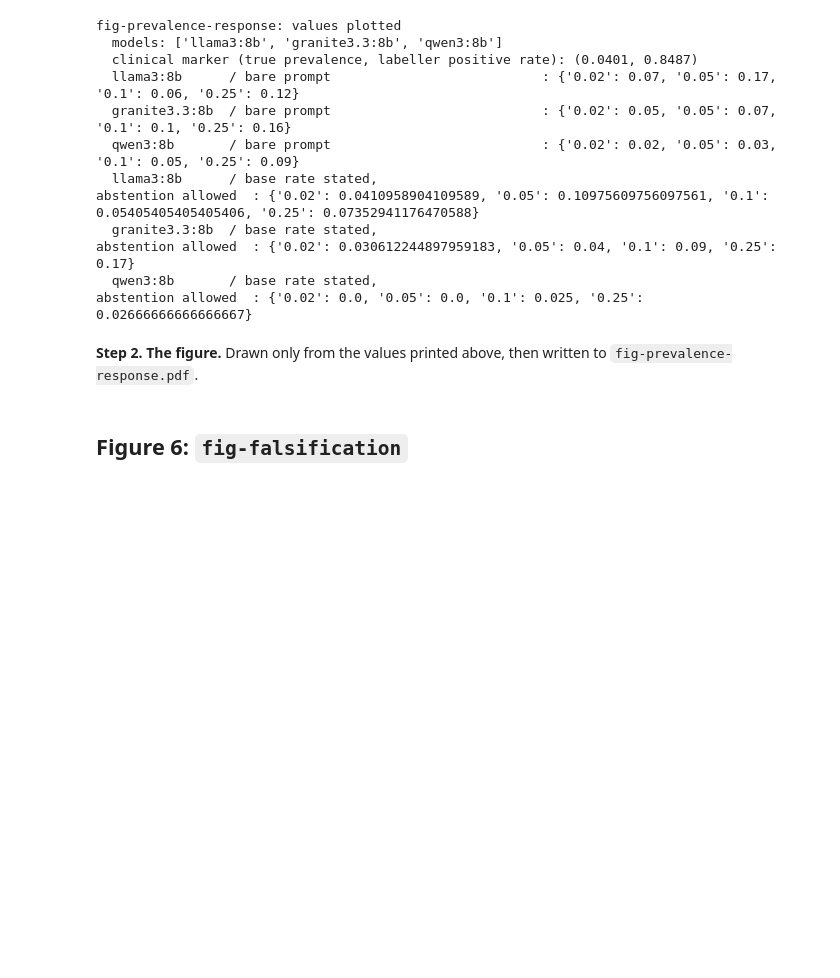
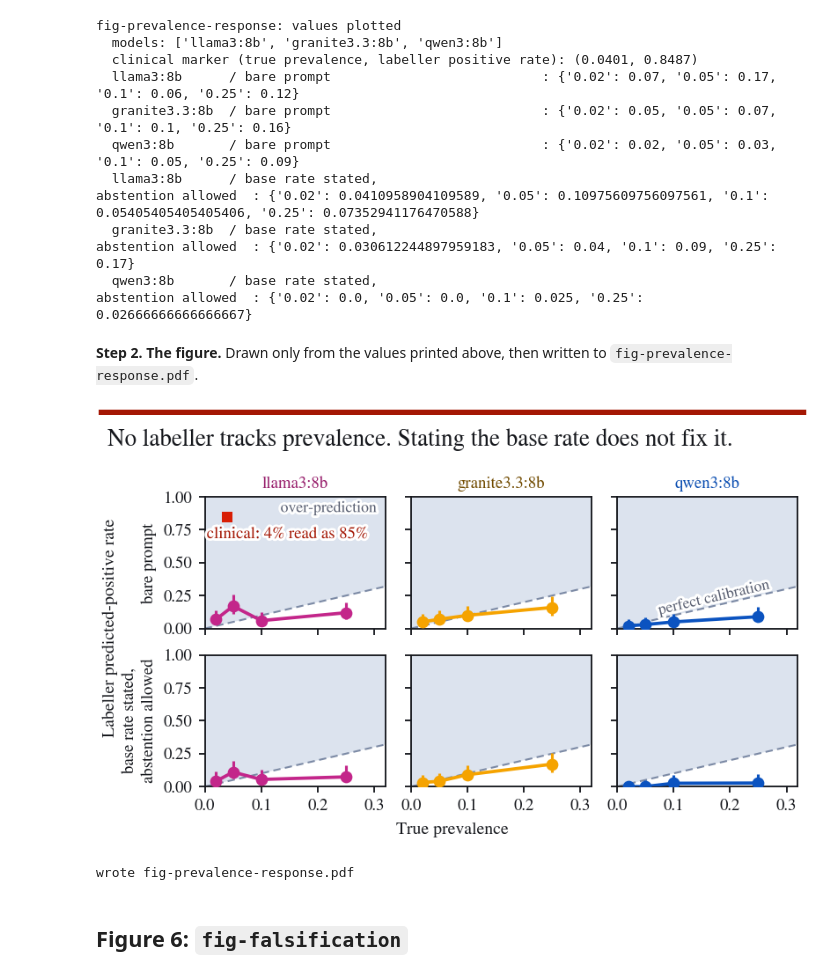
Before and after one commit to Rickygole/provenance-encoder, a Jupyter notebook: accord/thesis/figures/Thesis_Figures_PerFigure.ipynb, the cells around one changed output. Drawn from its saved outputs; the diff is of its cells as text; code cells hidden in the pictures; blank space fills up the shorter version.

```diff
--- a/accord/thesis/figures/Thesis_Figures_PerFigure.ipynb
+++ b/accord/thesis/figures/Thesis_Figures_PerFigure.ipynb
@@ -1365,7 +1380,10 @@ abstention allowed  : {'0.02': 0.0, '0.05': 0.0, '0.1': 0.025, '0.25': 0.0266666
 # =============================================================================
 # Fig 5 -- fig-prevalence-response
 # =============================================================================
-d = json.loads((ROOT / "accord/prevalence_replication/results/sweep_results.json").read_text())
+# The copy under results/, not the one under accord/prevalence_replication/.
+# The two files are byte-identical; only this one is inside the tree that gets
+# copied to a runtime, so reading it is what lets this figure build in Colab.
+d = json.loads((ROOT / "results/accord/prevalence_replication/sweep_results.json").read_text())
 models, prompts = d["models"], ["A_bare", "B_baserate_abstain"]
 # The clinical comparison point is recomputed from the same two diagnostic
 # files figures 1 and 2 draw, never typed.
@@ -1423,34 +1441,39 @@ for r, pr in enumerate(prompts):
                     ms=MS_MARK, markeredgewidth=0, zorder=6)
             case(ax.text(0.29, clinical_y - 0.075,
                          f"clinical: {clinical_x * 100:.0f}% read as "
                          f"{clinical_y * 100:.0f}%",
                          ha="right", va="top", fontsize=T_SERIES,
                          color=SCARLET_DEEP, zorder=6))
         if r == 0 and c == 2:
             # The diagonal's angle on the page, not 45 degrees: the panel is
             # not square and the two axes do not share a range.
             bb = ax.get_window_extent()
             ang = math.degrees(math.atan2(0.32 / 1.0 * bb.height,
                                           0.32 / 0.32 * bb.width))
             # MUTE, not the SLATE of the line it names: SLATE is 3.48:1 on
             # white and this set does not set type in it.
             case(ax.text(0.175, 0.180, "perfect calibration", fontsize=T_NOTE,
                          color=MUTE, ha="center", va="bottom", rotation=ang,
                          rotation_mode="anchor", zorder=5))
         ax.set_xlim(0, 0.32); ax.set_ylim(0, 1.0)
         ax.set_xticks([0, 0.1, 0.2, 0.3]); ax.set_yticks([0, 0.25, 0.5, 0.75, 1.0])
         if r == 0:
             ax.set_title(m, fontsize=T_SERIES, pad=5, color=MODEL_HUE[m].DEEP)
         if c == 0:
             ax.set_ylabel(PL[pr], fontsize=T_TICK, linespacing=1.3)
         ax.tick_params(labelsize=T_TICK)
         frame(ax)
 fig.supxlabel("True prevalence", fontsize=T_AXIS, y=0.018)
 fig.supylabel("Labeller predicted-positive rate", fontsize=T_AXIS, x=0.006)
 signature(fig, SCARLET_DEEP,
           "No labeller tracks prevalence. Stating the base rate does not fix it.")
-fig.savefig(HERE / "fig-prevalence-response.pdf"); plt.close(fig)
+fig.savefig(HERE / "fig-prevalence-response.pdf")
+plt.show()
+plt.close(fig)
 print("wrote fig-prevalence-response.pdf")
+# %% [output]
+[figure, added]
+wrote fig-prevalence-response.pdf
 # %% [markdown]
 ## Figure 6: `fig-falsification`
 # %%
```
Also changed, not shown: parts of 14 cells of this notebook, 19 other files.
